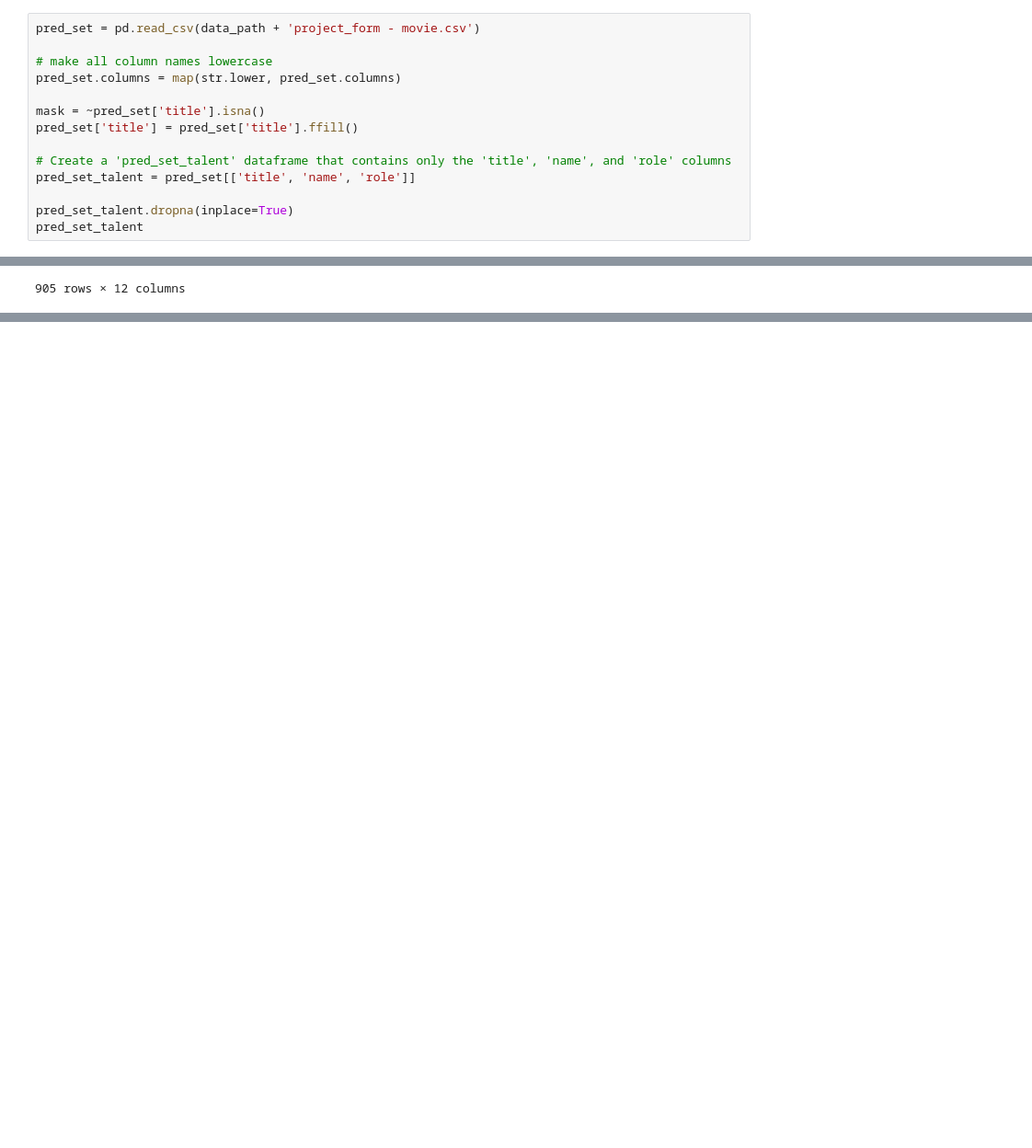
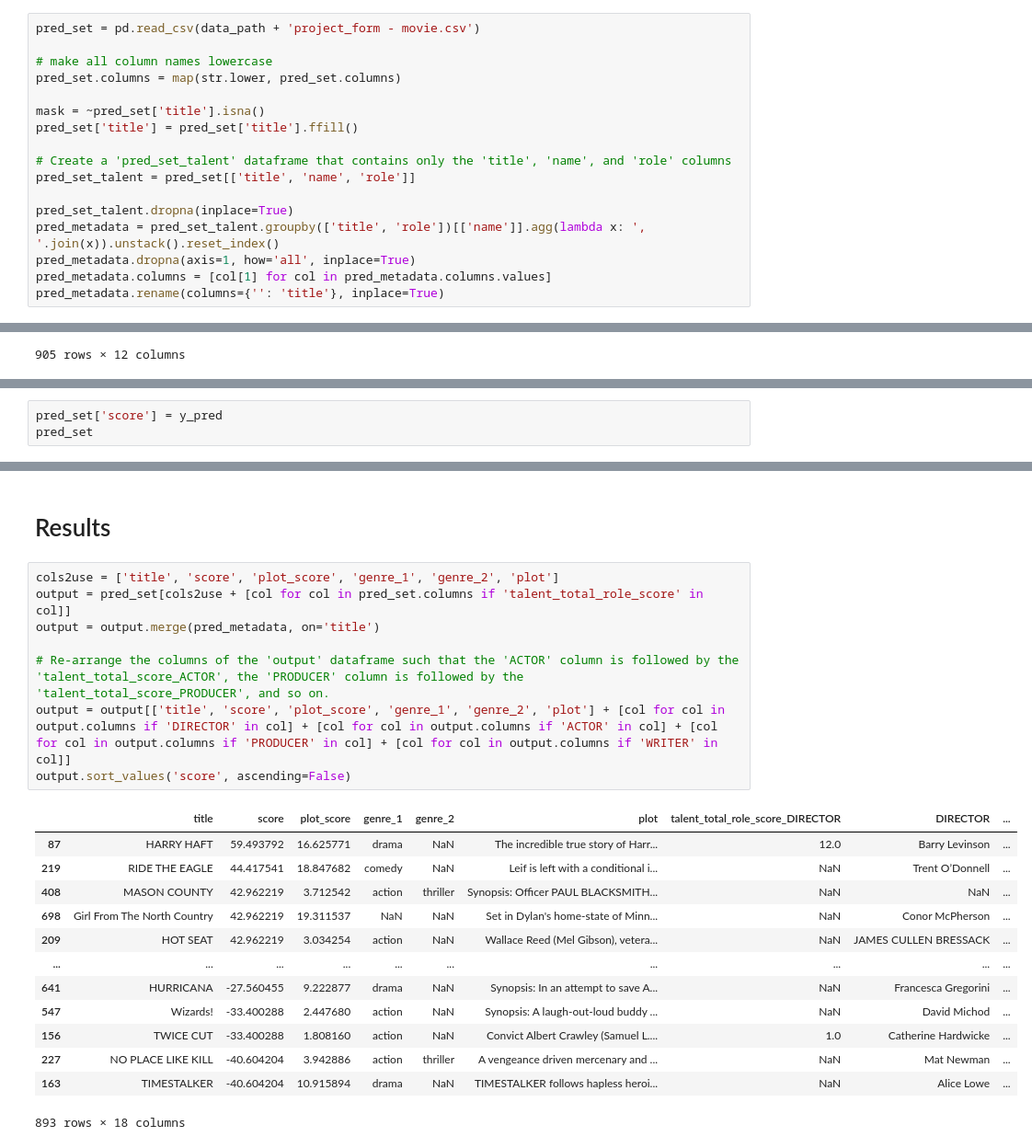
Before and after one commit to AlexCodeGlider/filmStreamingForecast, a Jupyter notebook: model.ipynb, the cells around one changed output, grey strips where cells are left out. Shown: that part at 92% size. Saved outputs shown, nothing was run; the diff lists cells and outputs as text; blank space fills up the shorter version.

```diff
--- a/model.ipynb
+++ b/model.ipynb
@@ -221,7 +227,10 @@ pred_set['title'] = pred_set['title'].ffill()
 pred_set_talent = pred_set[['title', 'name', 'role']]
 
 pred_set_talent.dropna(inplace=True)
-pred_set_talent
+pred_metadata = pred_set_talent.groupby(['title', 'role'])[['name']].agg(lambda x: ', '.join(x)).unstack().reset_index()
+pred_metadata.dropna(axis=1, how='all', inplace=True)
+pred_metadata.columns = [col[1] for col in pred_metadata.columns.values]
+pred_metadata.rename(columns={'': 'title'}, inplace=True)
 # %% [output]
 A value is trying to be set on a copy of a slice from a DataFrame
 
@@ -445,0 +478,3 @@ pred_set
+# %%
+pred_set['score'] = y_pred
+pred_set
@@ -445,0 +495,24 @@ pred_set
+# %% [markdown]
+# Results
+# %%
+cols2use = ['title', 'score', 'plot_score', 'genre_1', 'genre_2', 'plot']
+output = pred_set[cols2use + [col for col in pred_set.columns if 'talent_total_role_score' in col]]
+output = output.merge(pred_metadata, on='title')
+
+# Re-arrange the columns of the 'output' dataframe such that the 'ACTOR' column is followed by the 'talent_total_score_ACTOR', the 'PRODUCER' column is followed by the 'talent_total_score_PRODUCER', and so on.
+output = output[['title', 'score', 'plot_score', 'genre_1', 'genre_2', 'plot'] + [col for col in output.columns if 'DIRECTOR' in col] + [col for col in output.columns if 'ACTOR' in col] + [col for col in output.columns if 'PRODUCER' in col] + [col for col in output.columns if 'WRITER' in col]]
+output.sort_values('score', ascending=False)
+# %% [output]
+|  | title | score | plot_score | genre_1 | genre_2 | plot | talent_total_role_score_DIRECTOR | DIRECTOR | ... |
+| 87 | HARRY HAFT | 59.493792 | 16.625771 | drama | NaN | The incredible true story of Harr... | 12.0 | Barry Levinson | ... |
+| 219 | RIDE THE EAGLE | 44.417541 | 18.847682 | comedy | NaN | Leif is left with a conditional i... | NaN | Trent O’Donnell | ... |
+| 408 | MASON COUNTY | 42.962219 | 3.712542 | action | thriller | Synopsis: Officer PAUL BLACKSMITH... | NaN | NaN | ... |
+| 698 | Girl From The North Country | 42.962219 | 19.311537 | NaN | NaN | Set in Dylan's home-state of Minn... | NaN | Conor McPherson | ... |
+| 209 | HOT SEAT | 42.962219 | 3.034254 | action | NaN | Wallace Reed (Mel Gibson), vetera... | NaN | JAMES CULLEN BRESSACK | ... |
+| ... | ... | ... | ... | ... | ... | ... | ... | ... | ... |
+| 641 | HURRICANA | -27.560455 | 9.222877 | drama | NaN | Synopsis: In an attempt to save A... | NaN | Francesca Gregorini | ... |
+| 547 | Wizards! | -33.400288 | 2.447680 | action | NaN | Synopsis: A laugh-out-loud buddy ... | NaN | David Michod | ... |
+| 156 | TWICE CUT | -33.400288 | 1.808160 | action | NaN | Convict Albert Crawley (Samuel L.... | 1.0 | Catherine Hardwicke | ... |
+| 227 | NO PLACE LIKE KILL | -40.604204 | 3.942886 | action | thriller | A vengeance driven mercenary and ... | NaN | Mat Newman | ... |
+| 163 | TIMESTALKER | -40.604204 | 10.915894 | drama | NaN | TIMESTALKER follows hapless heroi... | NaN | Alice Lowe | ... |
+893 rows × 18 columns
```
Also changed, not shown: parts of 22 cells of this notebook, 1 other file.
